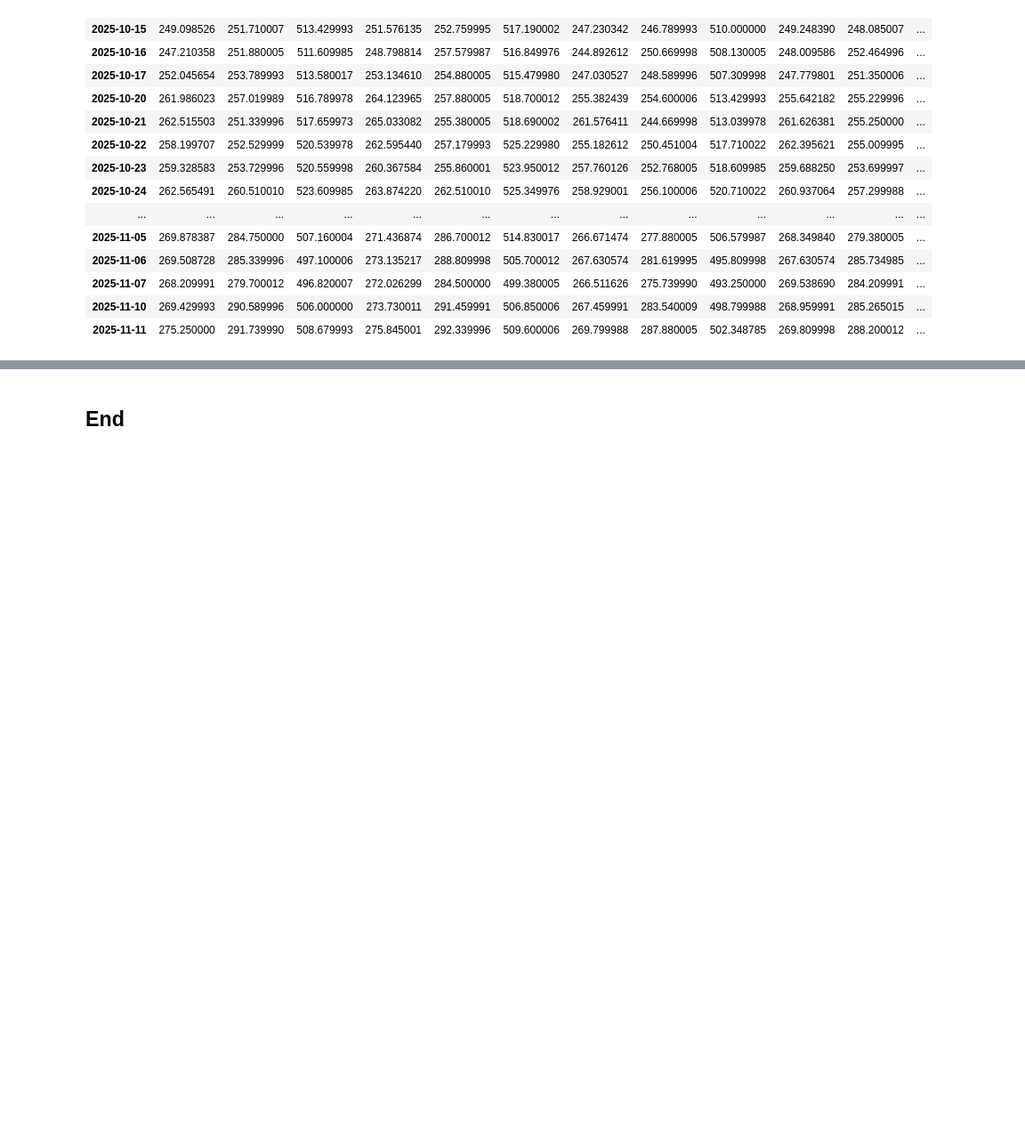
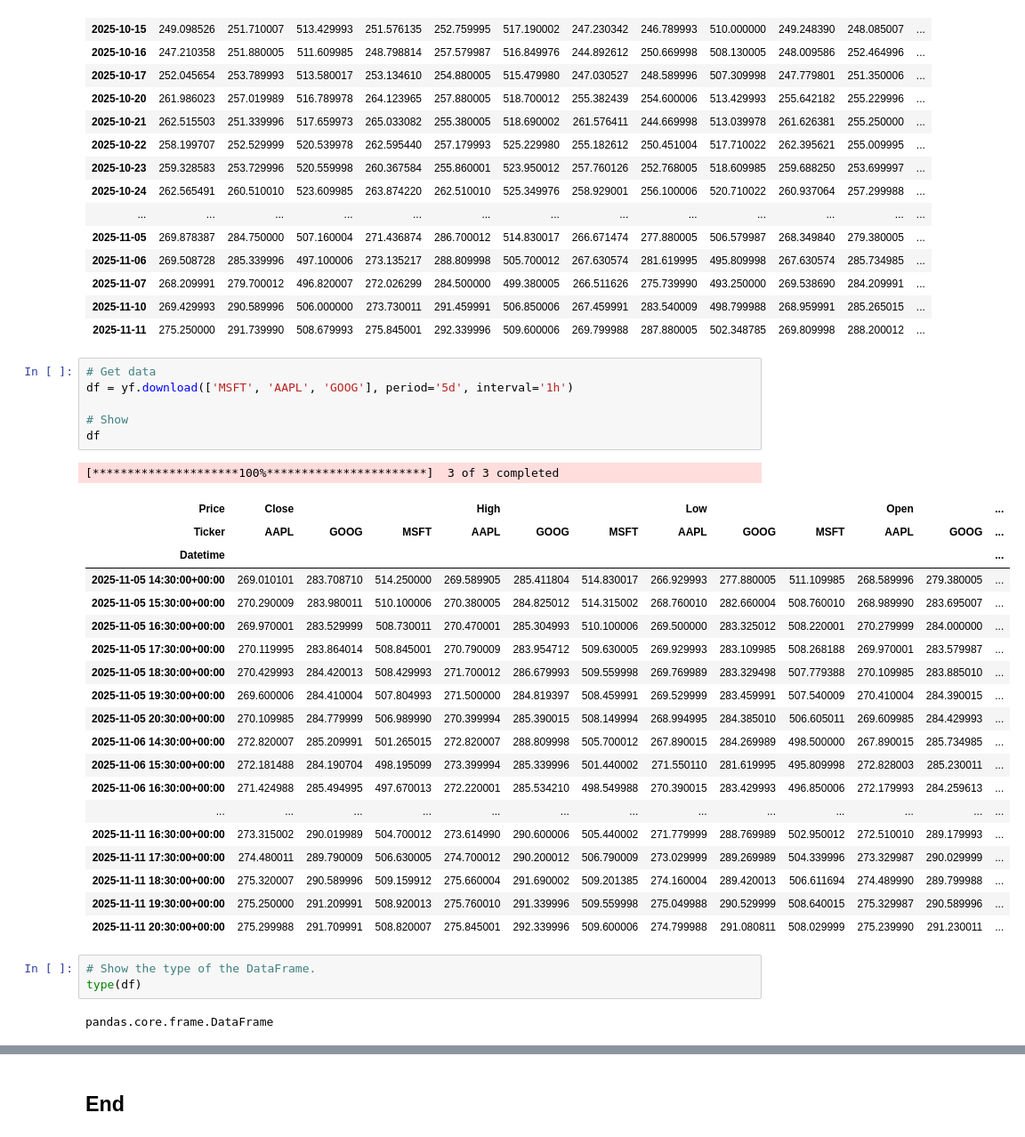
Before and after one commit to Glogover/computer-infrastructure, a Jupyter notebook: roughwork/yfinance.ipynb, the cells around one changed output, grey strips where cells are left out. Shown at 89% size. Drawn from its saved outputs; the diff is of its cells as text; blank space fills up the shorter version.

```diff
--- a/roughwork/yfinance.ipynb
+++ b/roughwork/yfinance.ipynb
@@ -208,3 +208,35 @@ df
 | 2025-11-07 | 268.209991 | 279.700012 | 496.820007 | 272.026299 | 284.500000 | 499.380005 | 266.511626 | 275.739990 | 493.250000 | 269.538690 | 284.209991 | ... |
 | 2025-11-10 | 269.429993 | 290.589996 | 506.000000 | 273.730011 | 291.459991 | 506.850006 | 267.459991 | 283.540009 | 498.799988 | 268.959991 | 285.265015 | ... |
 | 2025-11-11 | 275.250000 | 291.739990 | 508.679993 | 275.845001 | 292.339996 | 509.600006 | 269.799988 | 287.880005 | 502.348785 | 269.809998 | 288.200012 | ... |
+# %%
+# Get data
+df = yf.download(['MSFT', 'AAPL', 'GOOG'], period='5d', interval='1h')
+
+# Show
+df
+# %% [output]
+[*********************100%***********************]  3 of 3 completed
+| Price | Close |  |  | High |  |  | Low |  |  | Open |  | ... |
+| Ticker | AAPL | GOOG | MSFT | AAPL | GOOG | MSFT | AAPL | GOOG | MSFT | AAPL | GOOG | ... |
+| Datetime |  |  |  |  |  |  |  |  |  |  |  | ... |
+| 2025-11-05 14:30:00+00:00 | 269.010101 | 283.708710 | 514.250000 | 269.589905 | 285.411804 | 514.830017 | 266.929993 | 277.880005 | 511.109985 | 268.589996 | 279.380005 | ... |
+| 2025-11-05 15:30:00+00:00 | 270.290009 | 283.980011 | 510.100006 | 270.380005 | 284.825012 | 514.315002 | 268.760010 | 282.660004 | 508.760010 | 268.989990 | 283.695007 | ... |
+| 2025-11-05 16:30:00+00:00 | 269.970001 | 283.529999 | 508.730011 | 270.470001 | 285.304993 | 510.100006 | 269.500000 | 283.325012 | 508.220001 | 270.279999 | 284.000000 | ... |
+| 2025-11-05 17:30:00+00:00 | 270.119995 | 283.864014 | 508.845001 | 270.790009 | 283.954712 | 509.630005 | 269.929993 | 283.109985 | 508.268188 | 269.970001 | 283.579987 | ... |
+| 2025-11-05 18:30:00+00:00 | 270.429993 | 284.420013 | 508.429993 | 271.700012 | 286.679993 | 509.559998 | 269.769989 | 283.329498 | 507.779388 | 270.109985 | 283.885010 | ... |
+| 2025-11-05 19:30:00+00:00 | 269.600006 | 284.410004 | 507.804993 | 271.500000 | 284.819397 | 508.459991 | 269.529999 | 283.459991 | 507.540009 | 270.410004 | 284.390015 | ... |
+| 2025-11-05 20:30:00+00:00 | 270.109985 | 284.779999 | 506.989990 | 270.399994 | 285.390015 | 508.149994 | 268.994995 | 284.385010 | 506.605011 | 269.609985 | 284.429993 | ... |
+| 2025-11-06 14:30:00+00:00 | 272.820007 | 285.209991 | 501.265015 | 272.820007 | 288.809998 | 505.700012 | 267.890015 | 284.269989 | 498.500000 | 267.890015 | 285.734985 | ... |
+| 2025-11-06 15:30:00+00:00 | 272.181488 | 284.190704 | 498.195099 | 273.399994 | 285.339996 | 501.440002 | 271.550110 | 281.619995 | 495.809998 | 272.828003 | 285.230011 | ... |
+| 2025-11-06 16:30:00+00:00 | 271.424988 | 285.494995 | 497.670013 | 272.220001 | 285.534210 | 498.549988 | 270.390015 | 283.429993 | 496.850006 | 272.179993 | 284.259613 | ... |
+| ... | ... | ... | ... | ... | ... | ... | ... | ... | ... | ... | ... | ... |
+| 2025-11-11 16:30:00+00:00 | 273.315002 | 290.019989 | 504.700012 | 273.614990 | 290.600006 | 505.440002 | 271.779999 | 288.769989 | 502.950012 | 272.510010 | 289.179993 | ... |
+| 2025-11-11 17:30:00+00:00 | 274.480011 | 289.790009 | 506.630005 | 274.700012 | 290.200012 | 506.790009 | 273.029999 | 289.269989 | 504.339996 | 273.329987 | 290.029999 | ... |
+| 2025-11-11 18:30:00+00:00 | 275.320007 | 290.589996 | 509.159912 | 275.660004 | 291.690002 | 509.201385 | 274.160004 | 289.420013 | 506.611694 | 274.489990 | 289.799988 | ... |
+| 2025-11-11 19:30:00+00:00 | 275.250000 | 291.209991 | 508.920013 | 275.760010 | 291.339996 | 509.559998 | 275.049988 | 290.529999 | 508.640015 | 275.329987 | 290.589996 | ... |
+| 2025-11-11 20:30:00+00:00 | 275.299988 | 291.709991 | 508.820007 | 275.845001 | 292.339996 | 509.600006 | 274.799988 | 291.080811 | 508.029999 | 275.239990 | 291.230011 | ... |
+# %%
+# Show the type of the DataFrame.
+type(df)
+# %% [output]
+pandas.core.frame.DataFrame
```
Also changed, not shown: parts of 3 cells of this notebook.
